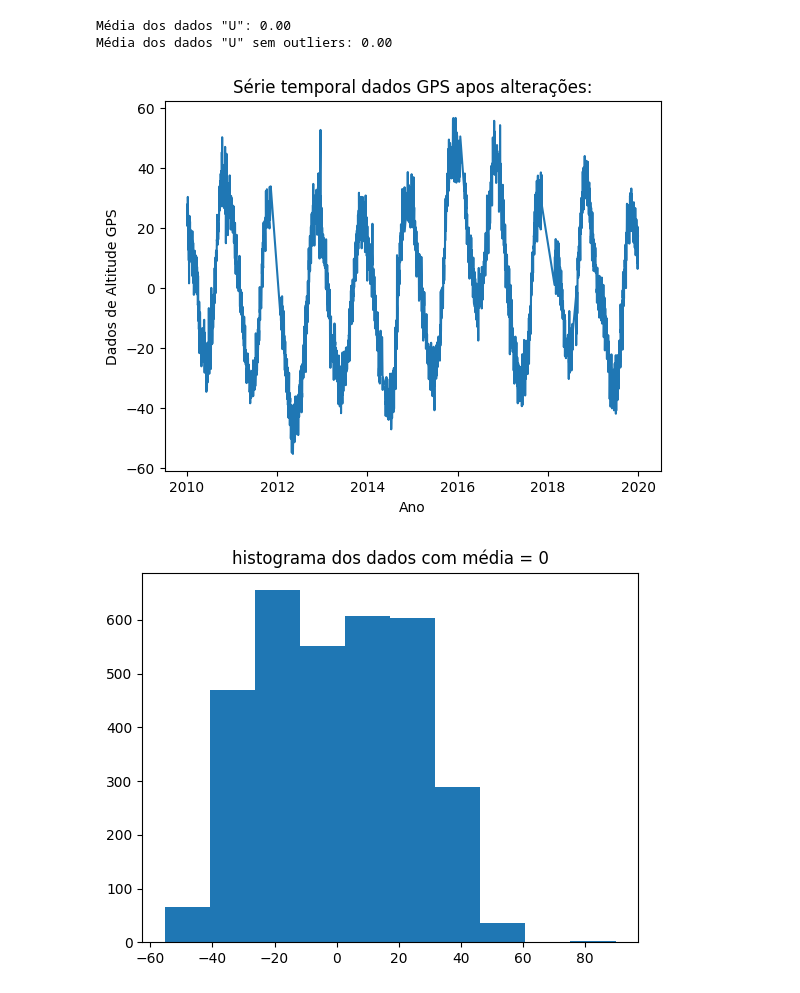
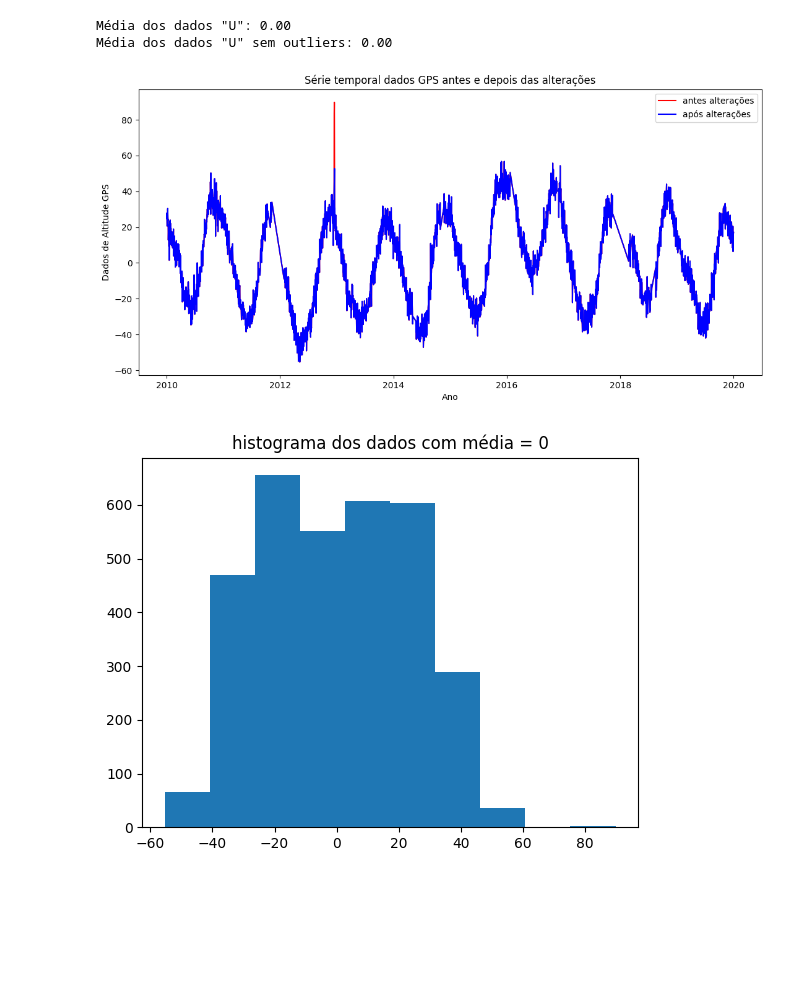
Before and after one commit to Gabxist/I.C., a Jupyter notebook: Análise_de_dados.ipynb, the cells around one changed output. Cells and saved outputs as stored; diff of their text form; code cells hidden in the pictures; blank space fills up the shorter version.

```diff
--- a/Análise_de_dados.ipynb
+++ b/Análise_de_dados.ipynb
@@ -82,13 +82,14 @@ print(f'Média dos dados "U" sem outliers: {(np.mean(gps_o["U"])):.2f}')
 Média dos dados "U": 0.00
 Média dos dados "U" sem outliers: 0.00
 # %%
-plt.plot(gps_o['DECIMAL DATE'], gps_o['U'])
-plt.xlabel('Ano')
-plt.ylabel('Dados de Altitude GPS')
-plt.title('Série temporal dados GPS apos alterações:')
+fig, ax = plt.subplots(figsize = (13,6))
+ax.plot(gps['DECIMAL DATE'], gps['U'], 'red',label = "antes alterações")
+ax.plot(gps_o['DECIMAL DATE'], gps_o['U'], 'blue',label = "após alterações")
+ax.set(xlabel ='Ano', ylabel = 'Dados de Altitude GPS', title = 'Série temporal dados GPS antes e depois das alterações')
+plt.legend()
 plt.show()
 # %% [output]
-[figure, old version]
+[figure, new version]
 # %%
 plt.hist(gps['U'])
 plt.title('histograma dos dados com média = 0')
```
Also changed, not shown: parts of 17 cells of this notebook.
